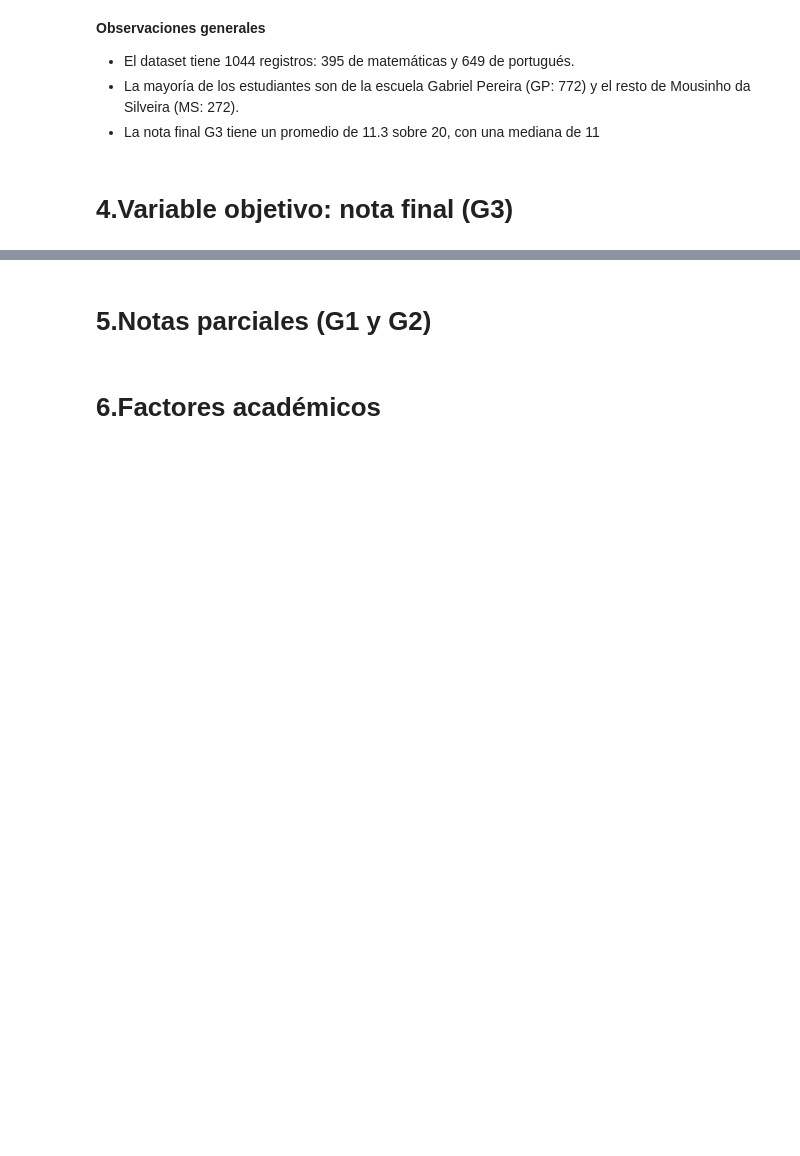
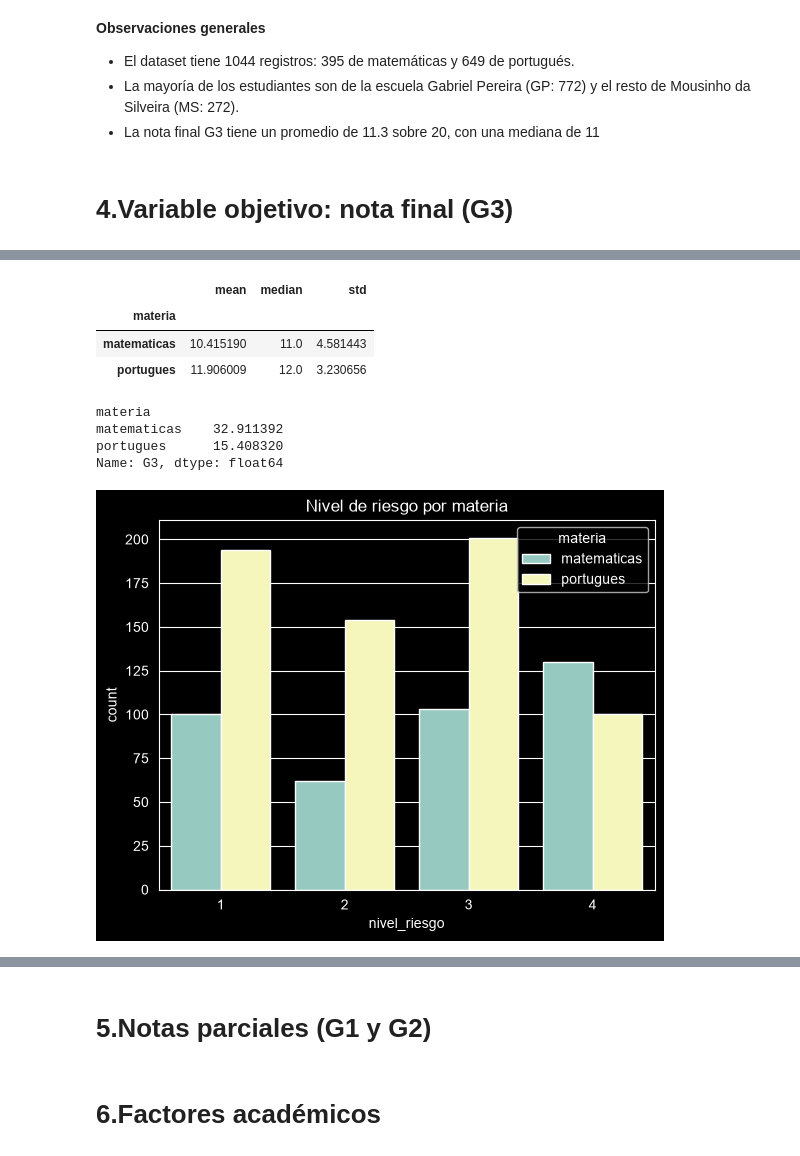
Before and after one commit to DiegoMonteroCRC/Proyecto-1-Sistema-de-Prediccion-de-Rendimiento-Academico, a Jupyter notebook: notebooks/01_EDA.ipynb, the cells around one changed output, grey strips where cells are left out. Saved outputs shown, nothing was run; the diff lists cells and outputs as text; code cells hidden in the pictures; blank space fills up the shorter version.

```diff
--- a/notebooks/01_EDA.ipynb
+++ b/notebooks/01_EDA.ipynb
@@ -103,0 +121,22 @@ plt.show()
+# %%
+df.groupby('materia')['G3'].agg(['mean','median','std'])
+# %% [output]
+|  | mean | median | std |
+| materia |  |  |  |
+| matematicas | 10.415190 | 11.0 | 4.581443 |
+| portugues | 11.906009 | 12.0 | 3.230656 |
+# %%
+#Porcentaje de estudiantes que reprueban (G3 < 10) por materia
+(df['G3'] < 10).groupby(df['materia']).mean() * 100
+# %% [output]
+materia
+matematicas    32.911392
+portugues      15.408320
+Name: G3, dtype: float64
+# %%
+#Distribución del nivel de riesgo (1 = Sin riesgo, 2 = Bajo, 3 = Medio, 4 = Alto)
+sns.countplot(x='nivel_riesgo', hue='materia', data=df)
+plt.title('Nivel de riesgo por materia')
+plt.show()
+# %% [output]
+[figure, added]
```
Also changed, not shown: parts of 3 cells of this notebook.
